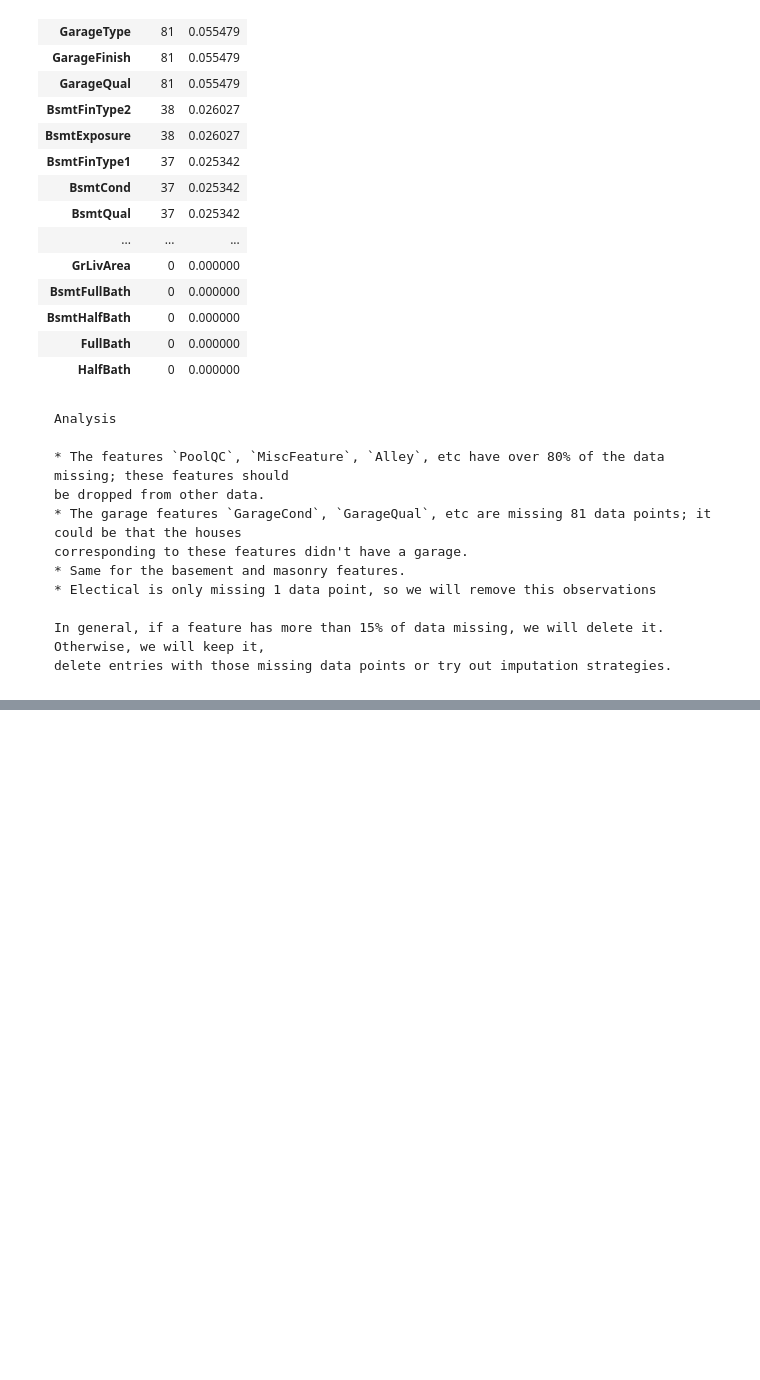
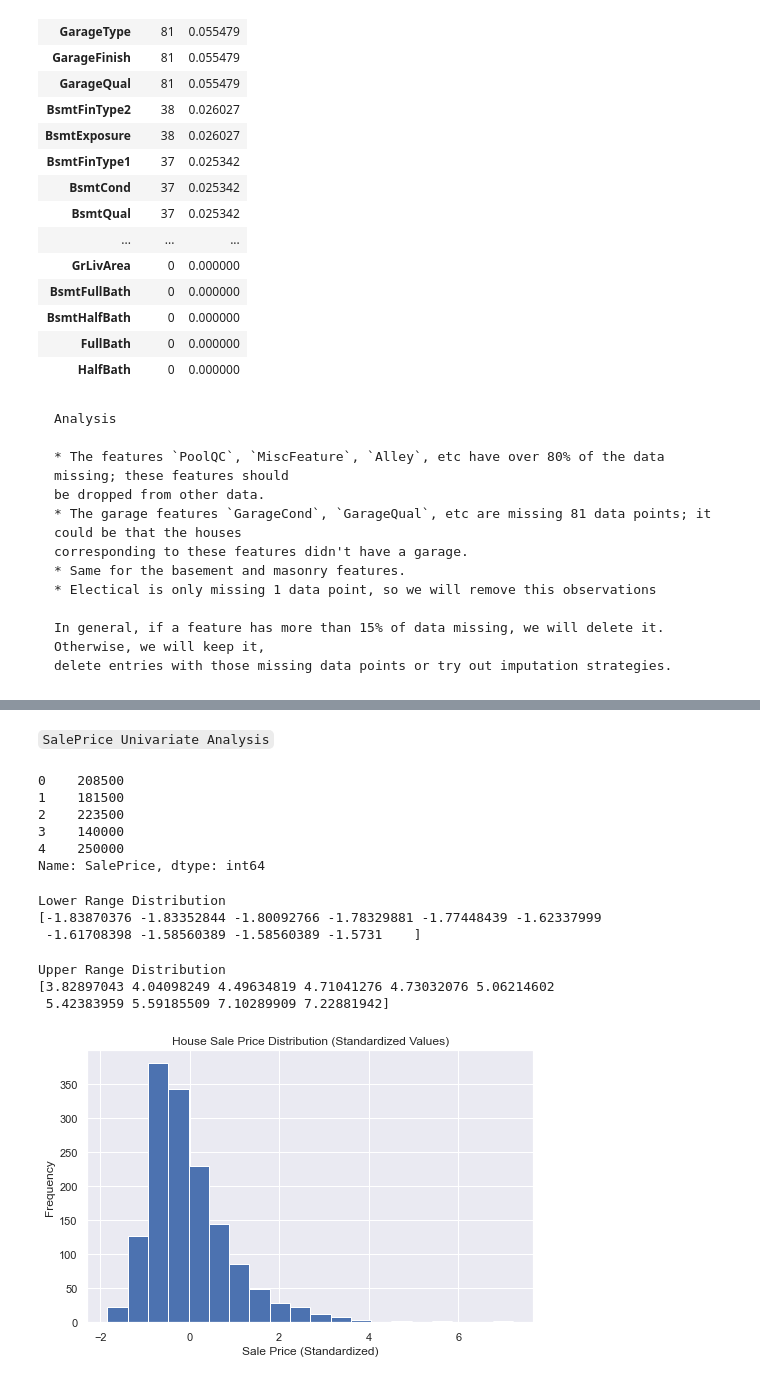
Before and after one commit to Masupa/KaggleLearning, a Jupyter notebook: HousePrices/eda.ipynb, the cells around one changed output, grey strips where cells are left out. Drawn from its saved outputs; the diff is of its cells as text; code cells hidden in the pictures; blank space fills up the shorter version.

```diff
--- a/HousePrices/eda.ipynb
+++ b/HousePrices/eda.ipynb
@@ -691,0 +705,44 @@ missing_data.head(20)
+# %% [markdown]
+`SalePrice Univariate Analysis`
+# %%
+sale_price.head()
+# %% [output]
+0    208500
+1    181500
+2    223500
+3    140000
+4    250000
+Name: SalePrice, dtype: int64
+# %%
+std_scaler = StandardScaler() # Instantiate StandardScaler
+saleprice_scaled = std_scaler.fit_transform(df.loc[:, ["SalePrice"]]) # Transform data to have a mean=0 and std=1
+
+# Top/Bottom 10 Distributions
+lower = sorted(saleprice_scaled[:, 0])[:10]
+upper = sorted(saleprice_scaled[:, 0])[-10:]
+# %%
+print("Lower Range Distribution")
+print(np.array(lower))
+# %% [output]
+Lower Range Distribution
+[-1.83870376 -1.83352844 -1.80092766 -1.78329881 -1.77448439 -1.62337999
+ -1.61708398 -1.58560389 -1.58560389 -1.5731    ]
+# %%
+print("Upper Range Distribution")
+print(np.array(upper))
+# %% [output]
+Upper Range Distribution
+[3.82897043 4.04098249 4.49634819 4.71041276 4.73032076 5.06214602
+ 5.42383959 5.59185509 7.10289909 7.22881942]
+# %%
+fig, ax = plt.subplots(figsize=(8, 5))
+
+# Histogram
+pd.Series(saleprice_scaled[:, 0]).plot(kind="hist", bins=20)
+
+# Labels
+plt.title("House Sale Price Distribution (Standardized Values)")
+plt.ylabel("Frequency")
+plt.xlabel("Sale Price (Standardized)");
+# %% [output]
+[figure, added]
```
Also changed, not shown: parts of 13 cells of this notebook.
